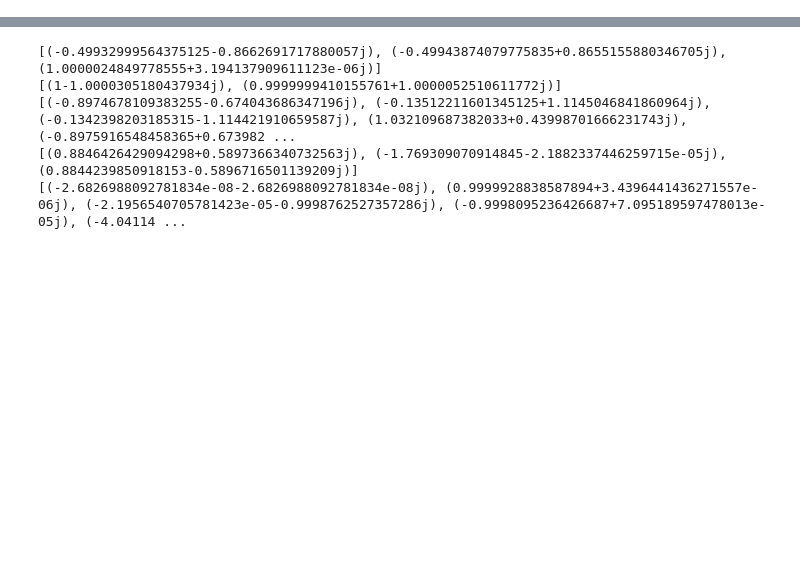
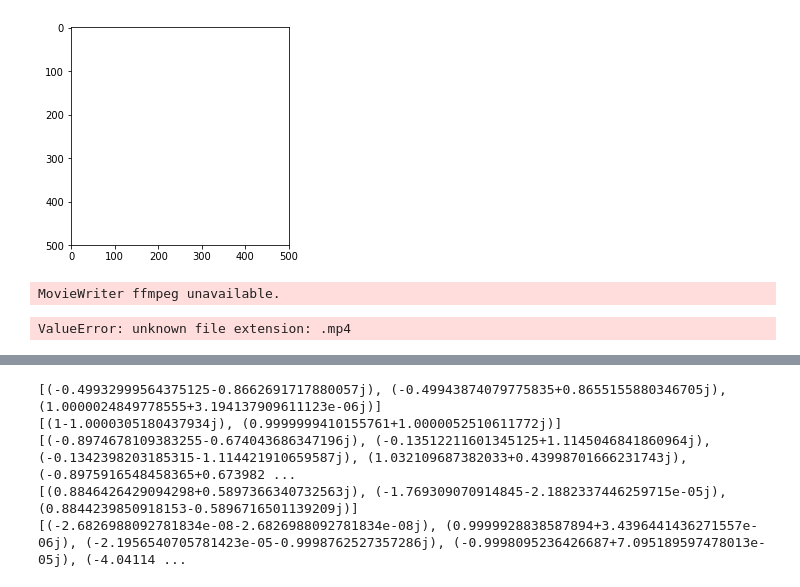
Before and after one commit to teamjel/cs207-FinalProject, a Jupyter notebook: test.ipynb, the cells around one changed output, grey strips where cells are left out. Drawn from its saved outputs; the diff is of its cells as text; code cells hidden in the pictures; blank space fills up the shorter version.

```diff
--- a/test.ipynb
+++ b/test.ipynb
@@ -89,0 +197,14 @@ graph
+# %%
+import matplotlib.animation as animation
+# Save video
+def save_video(frames, filename, cmap, display=True):
+    fig = plt.figure()
+    ims = []
+    for i in range(len(frames)):
+        im = plt.imshow(frames[i], cmap=cmap, animated=True)
+        ims.append([im])
+
+    ani = animation.ArtistAnimation(fig, ims, interval=50, blit=True)
+    if display:
+        plt.show()
+    ani.save(filename)
@@ -89,0 +214,6 @@ graph
+# %%
+save_video(images, 'fractals_are_cool.mp4', cmap)
+# %% [output]
+[figure, added]
+MovieWriter ffmpeg unavailable.
+ValueError: unknown file extension: .mp4
```
Also changed, not shown: parts of 9 cells of this notebook, 1 other file.
